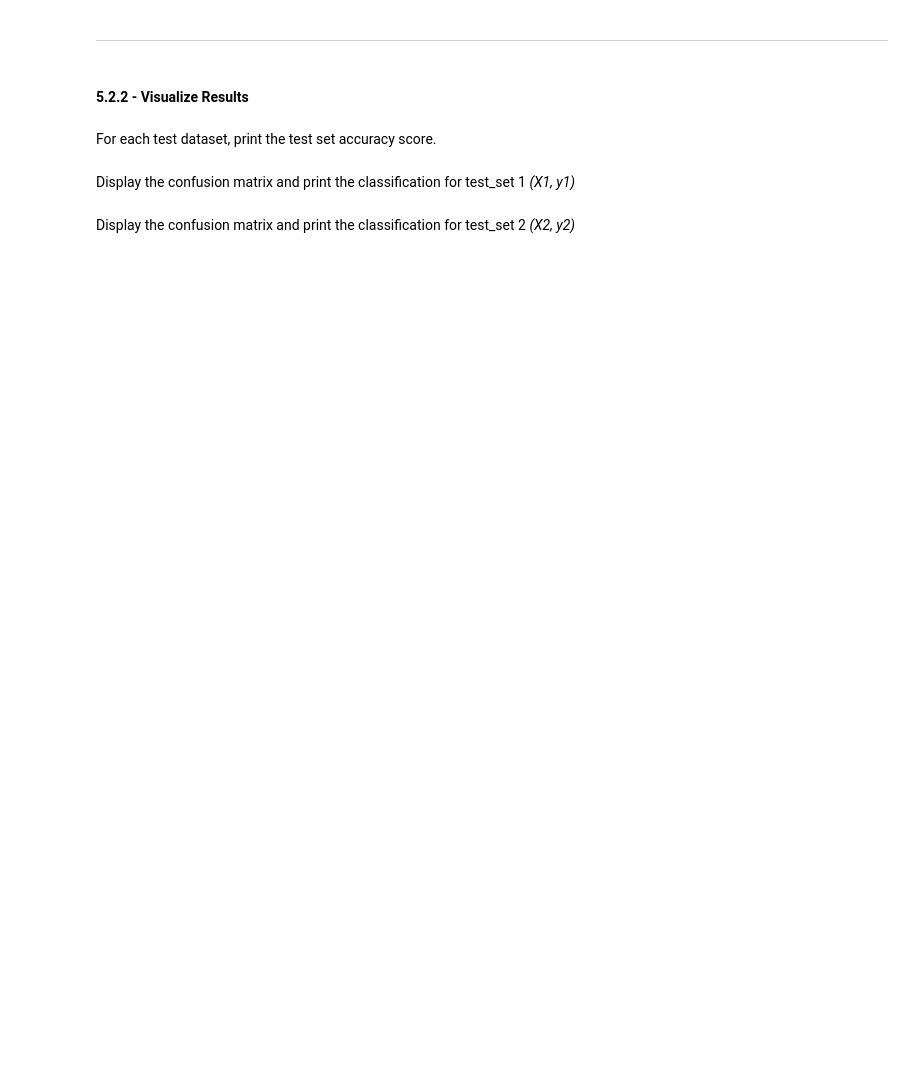
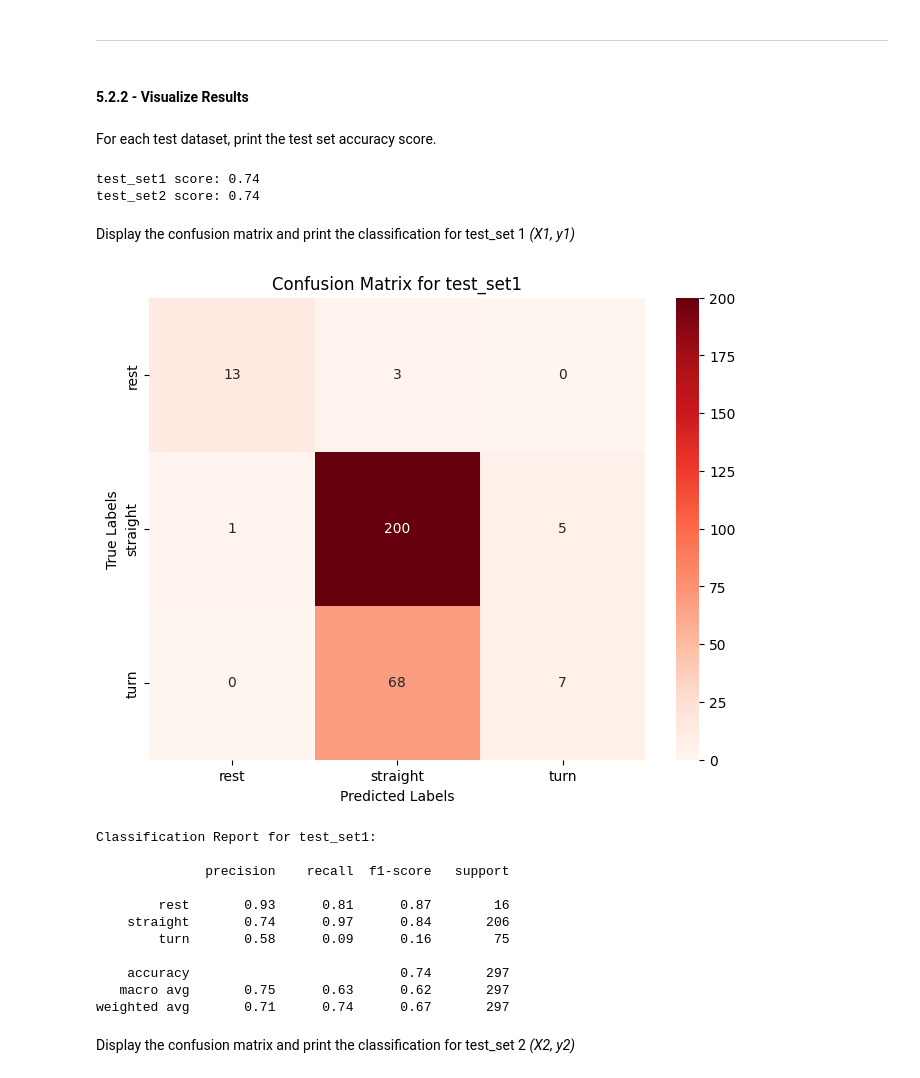
Before and after one commit to Rushad-UCalgary/engg680_2024_fall, a Jupyter notebook: Lab_Assignment4/Assignment 4.ipynb, the cells around one changed output. Saved outputs shown, nothing was run; the diff lists cells and outputs as text; code cells hidden in the pictures; blank space fills up the shorter version.

Commit message:
all sections completed

```diff
--- a/Lab_Assignment4/Assignment 4.ipynb
+++ b/Lab_Assignment4/Assignment 4.ipynb
@@ -1984,7 +2095,15 @@ The model trained in 5.1, is to be tested on the independent datasets, that is t
 Seperate the testsets into features and target vectors *(X1, y1)* and *(X2,y2)*
 # %%
 # TODO - Load the target vector from test_set1 into y1, and the selected features from test_set1 into X1
-# y1 =
-# X1 =
+
+# Define the selected features (replace with the actual features selected in Section 5.1)
+selected_features = ['ax_var', 'ay_var', 'az_sum', 'a_sum', 'gz_var']  # Example selected features
+
+# Load the target vector (motion_state) from test_set1 into y1
+y1 = test_set1['motion_state']
+
+# Load the selected features from test_set1 into X1
+X1 = test_set1[selected_features]
+
 X1.head(2)
 # %% [output]
@@ -2008,7 +2135,16 @@ ___
 For each test dataset, print the test set accuracy score.
 # %%
 # TODO - Print test score accuracies for test_set1 and test_set2
-#print("test_set1 score: {:.2f}".format(???))
-#print("test_set2 score: {:.2f}".format(???))
+
+# Test-set accuracy on test_set1
+test_score1 = grid.score(X1, y1)  # Accuracy on test_set1
+print("test_set1 score: {:.2f}".format(test_score1))
+
+# Test-set accuracy on test_set2
+test_score2 = grid.score(X2, y2)  # Accuracy on test_set2
+print("test_set2 score: {:.2f}".format(test_score2))
+# %% [output]
+test_set1 score: 0.74
+test_set2 score: 0.74
 # %% [markdown]
 Display the confusion matrix and print the classification for test_set 1 *(X1, y1)*
@@ -2017,2 +2151,38 @@ Display the confusion matrix and print the classification for test_set 1 *(X1, y
+# %%
+# TODO - Display confusion matrix and print classification report for (X1, y1)
+# Ensure both true labels and predicted labels are in the same format (either string or integer)
+y1 = y1.astype(str)  # Convert y1 to string format
+y1_pred = y1_pred.astype(str)  # Convert predictions to string format
+
+# Generate the confusion matrix
+conf_matrix1 = confusion_matrix(y1, y1_pred)
+
+# Ensure class labels are taken from the target variable
+class_labels = sorted(y1.unique())  # Unique labels from y1
+
+# Visualize the confusion matrix
+plt.figure(figsize=(8, 6))
+sns.heatmap(conf_matrix1, annot=True, fmt='d', cmap='Reds', xticklabels=class_labels, yticklabels=class_labels)
+plt.xlabel('Predicted Labels')
+plt.ylabel('True Labels')
+plt.title('Confusion Matrix for test_set1')
+plt.show()
+
+# Print the classification report
+print("Classification Report for test_set1:\n")
+print(classification_report(y1, y1_pred, target_names=[str(label) for label in class_labels]))
+# %% [output]
+[figure, added]
+Classification Report for test_set1:
+
+              precision    recall  f1-score   support
+
+        rest       0.93      0.81      0.87        16
+    straight       0.74      0.97      0.84       206
+        turn       0.58      0.09      0.16        75
+
+    accuracy                           0.74       297
+   macro avg       0.75      0.63      0.62       297
+weighted avg       0.71      0.74      0.67       297
 # %% [markdown]
 Display the confusion matrix and print the classification for test_set 2 *(X2, y2)*
```
Also changed, not shown: parts of 37 cells of this notebook.
